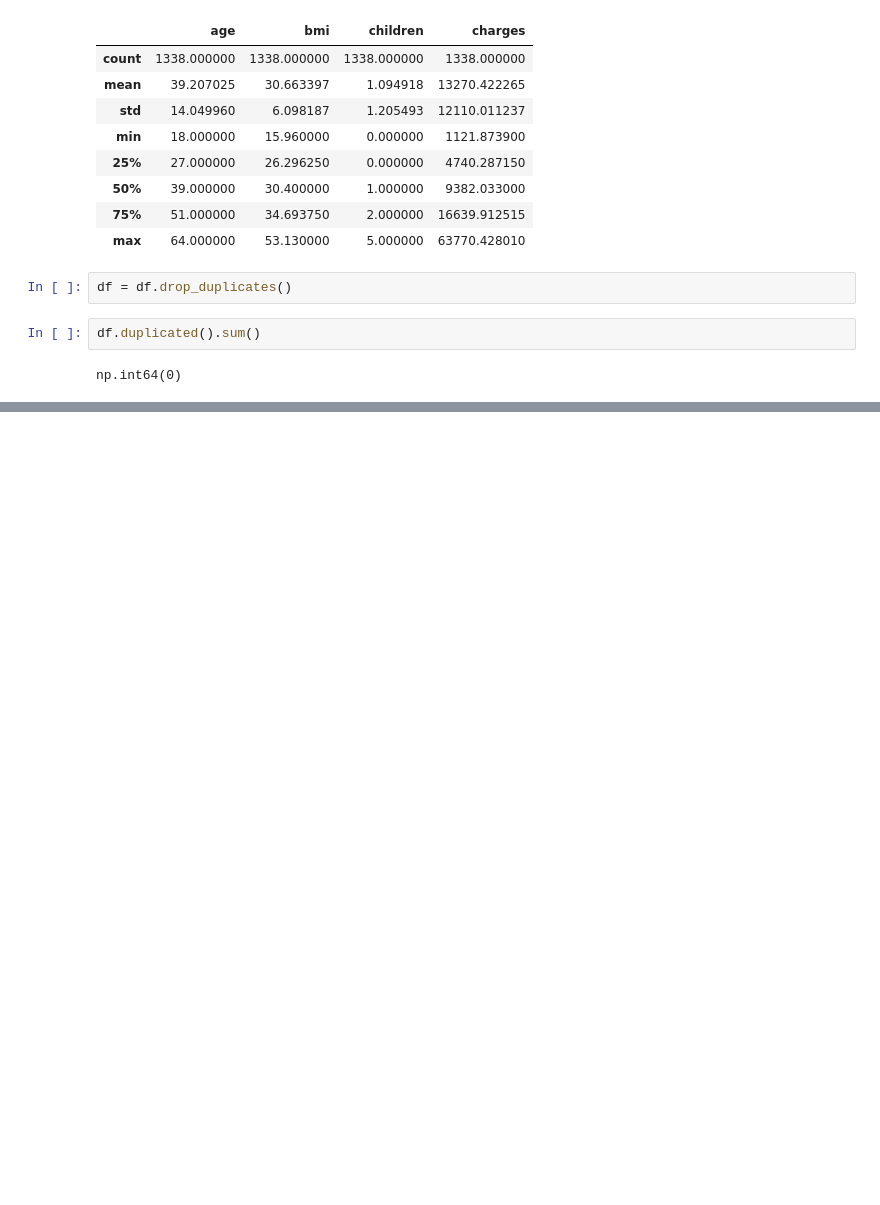
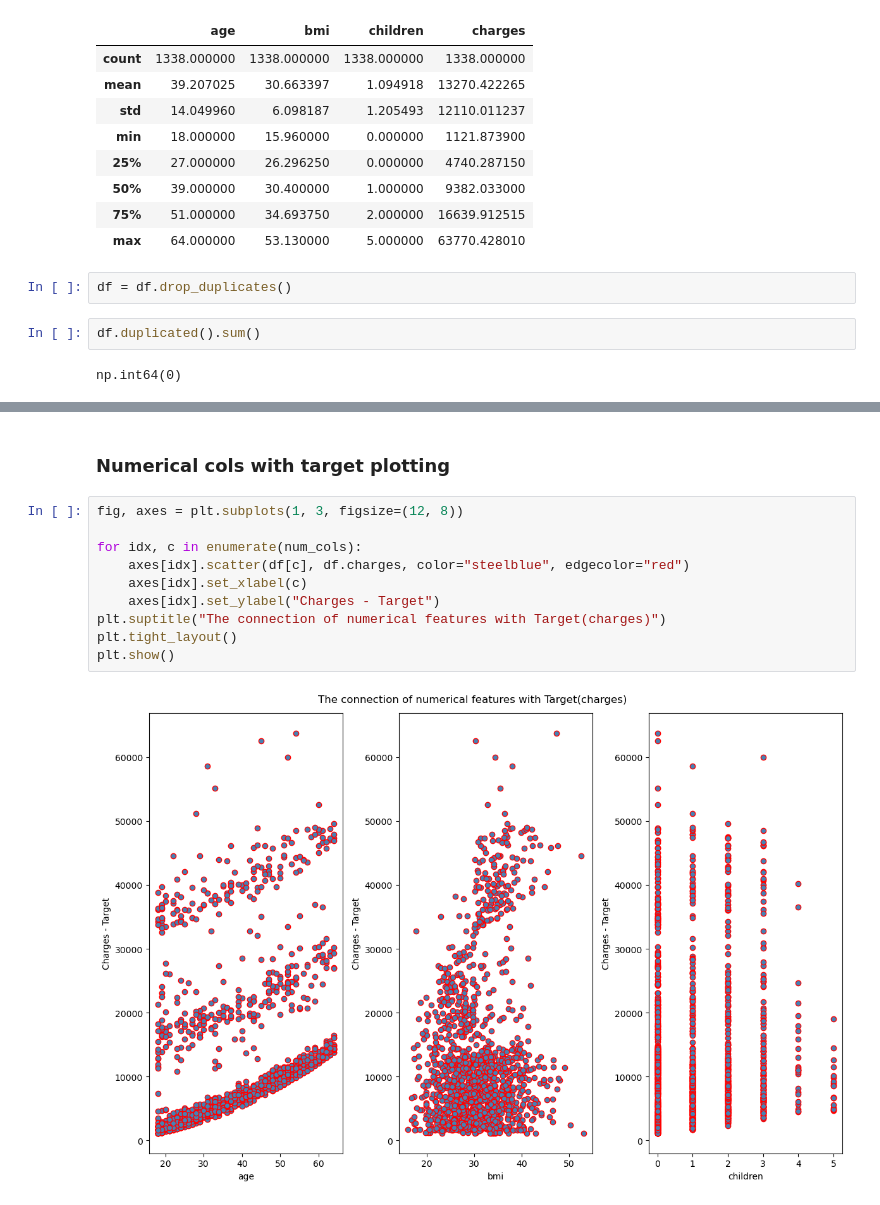
Before and after one commit to xamidovasadbekdev-arch/ml-learning-journal, a Jupyter notebook: Main/Project1(Medical Cost)/notebooks/01_exploratory_data_analysis.ipynb, the cells around one changed output, grey strips where cells are left out. Cells and saved outputs as stored; diff of their text form; blank space fills up the shorter version.

```diff
--- a/Main/Project1(Medical Cost)/notebooks/01_exploratory_data_analysis.ipynb
+++ b/Main/Project1(Medical Cost)/notebooks/01_exploratory_data_analysis.ipynb
@@ -131,0 +88,14 @@ df.to_csv("processed_insurance.csv", index=False)
+# %% [markdown]
+### Numerical cols with target plotting
+# %%
+fig, axes = plt.subplots(1, 3, figsize=(12, 8))
+
+for idx, c in enumerate(num_cols):
+    axes[idx].scatter(df[c], df.charges, color="steelblue", edgecolor="red")
+    axes[idx].set_xlabel(c)
+    axes[idx].set_ylabel("Charges - Target")
+plt.suptitle("The connection of numerical features with Target(charges)")
+plt.tight_layout()
+plt.show()
+# %% [output]
+[figure, added]
```
Also changed, not shown: parts of 35 cells of this notebook.
